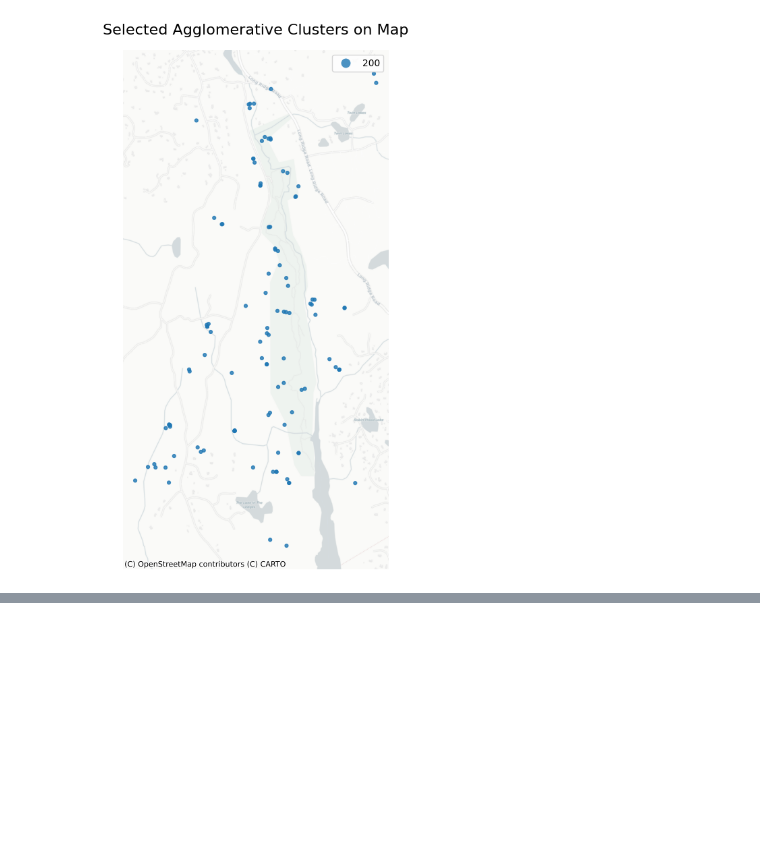
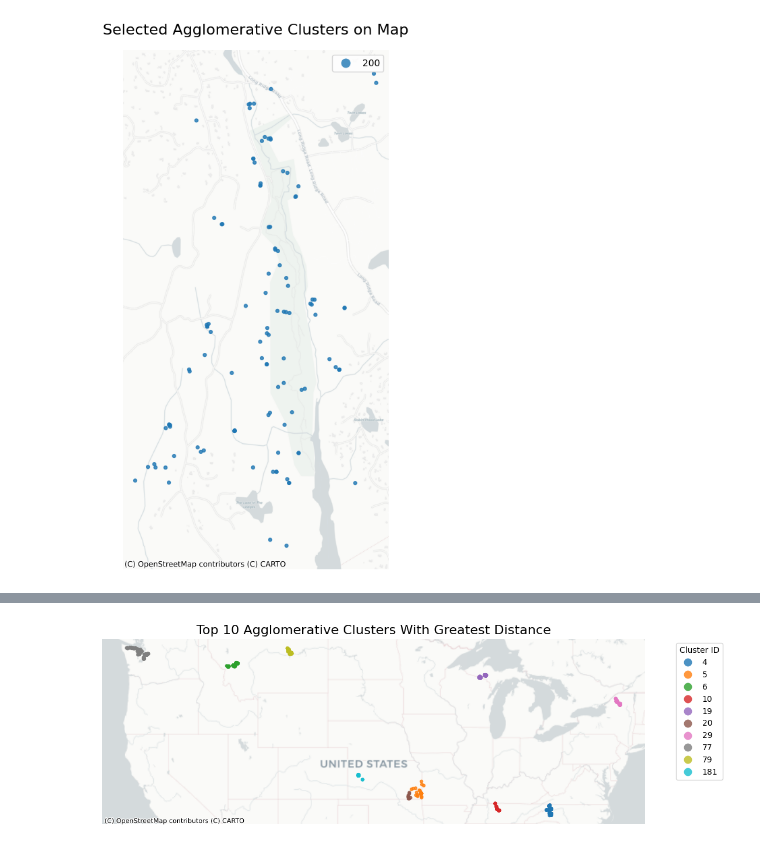
Before and after one commit to sagniksinha/CS8903_HAAG_Spatial_Camera_Trap_Summer2025, a Jupyter notebook: Clustering_vizualization.ipynb, the cells around one changed output, grey strips where cells are left out. Cells and saved outputs as stored; diff of their text form; code cells hidden in the pictures; blank space fills up the shorter version.

```diff
--- a/Clustering_vizualization.ipynb
+++ b/Clustering_vizualization.ipynb
@@ -102,0 +310,36 @@ plt.show()
+# %%
+# List of clusters to visualize
+selected_clusters = [79,	20,	181,	19,	29,	10,	6,	4,	5,	77]
+
+# Filter the dataframe
+subset_gdf = gdf[gdf['Cluster_Agglo_Updated'].isin(selected_clusters)]
+
+# Plot
+fig, ax = plt.subplots(figsize=(12, 10))
+
+# Plot only the selected clusters
+subset_gdf.plot(column='Cluster_Agglo_Updated', categorical=True, cmap='tab10', legend=True, markersize=12, alpha=0.8, ax=ax)
+
+# Move legend to right
+leg = ax.get_legend()
+if leg:
+    leg.set_bbox_to_anchor((1.15, 1.0))  # x=1.15 (right), y=1.0 (top)
+    leg.set_title("Cluster ID")
+    leg._legend_box.align = "left"  # optional: left-align items in box
+
+# Add basemap
+ctx.add_basemap(ax, source=ctx.providers.CartoDB.Positron)
+
+# Set title and turn off axis
+ax.set_title('Top 10 Agglomerative Clusters With Greatest Distance', fontsize=16)
+ax.set_axis_off()
+
+#save fig
+output_dir = r"C:\Users\sagni\Documents\Personal Files\Research\doi_10_5061_dryad_k0p2ngfhn__v20250410\plots"
+os.makedirs(output_dir, exist_ok=True)  # Ensure directory exists
+fig_path = os.path.join(output_dir, "Cluster_Agglo_Centroids_Top10_Distance.png")
+plt.savefig(fig_path, dpi=600, bbox_inches='tight')
+
+plt.show()
+# %% [output]
+[figure, added]
```
Also changed, not shown: parts of 11 cells of this notebook, 1 other file.
